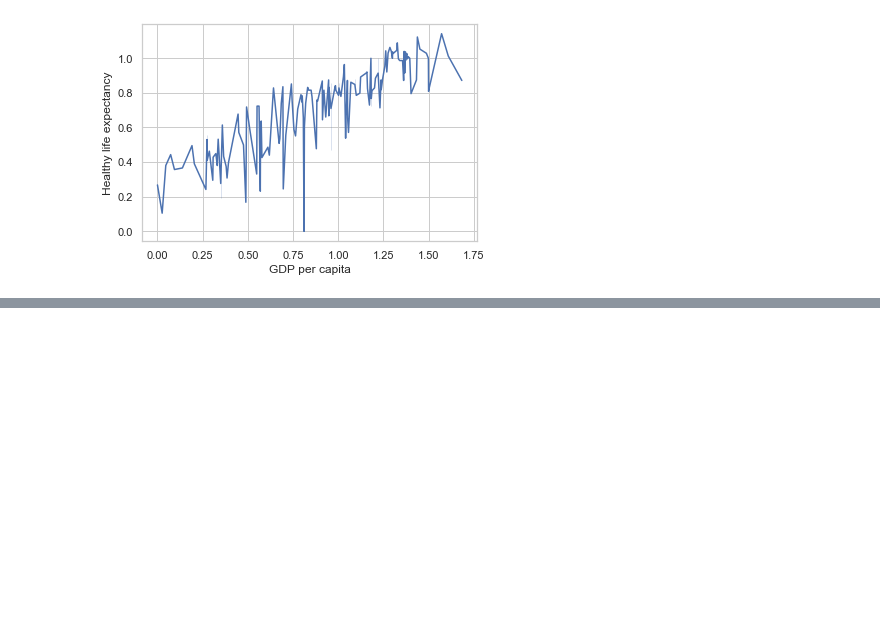
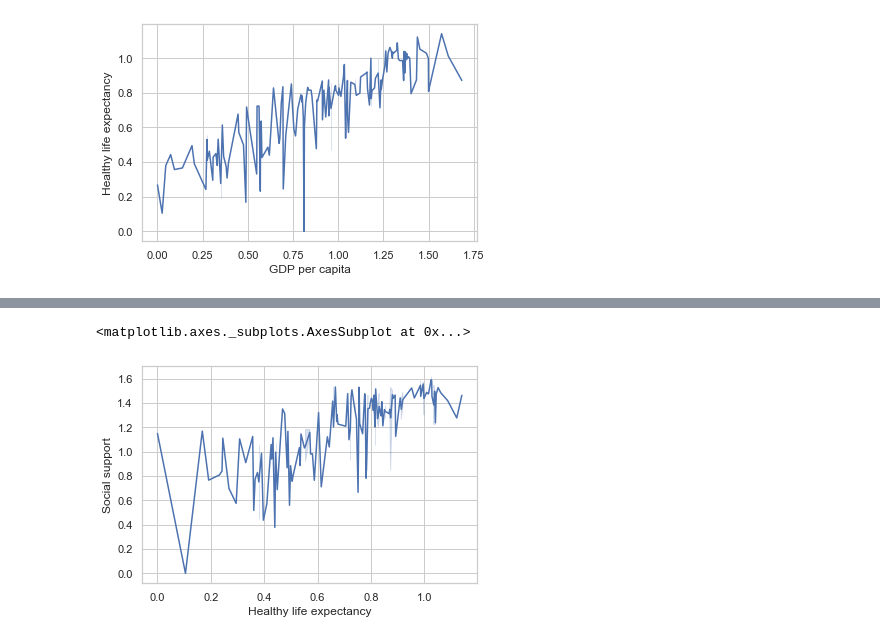
Before and after one commit to chapmal1/project1, a Jupyter notebook: project1.ipynb, the cells around one changed output, grey strips where cells are left out. Saved outputs shown, nothing was run; the diff lists cells and outputs as text; code cells hidden in the pictures; blank space fills up the shorter version.

```diff
--- a/project1.ipynb
+++ b/project1.ipynb
@@ -261,0 +304,12 @@ sns.lineplot(x="GDP per capita", y="Healthy life expectancy",
+# %%
+# Life Expectancy and Social Support
+
+import seaborn as sns
+sns.set_theme(style="whitegrid")
+
+
+sns.lineplot(x="Healthy life expectancy", y="Social support",
+             data=data)
+# %% [output]
+<matplotlib.axes._subplots.AxesSubplot at 0x...>
+[figure, added]
```
Also changed, not shown: parts of 11 cells of this notebook, 1 other file.
